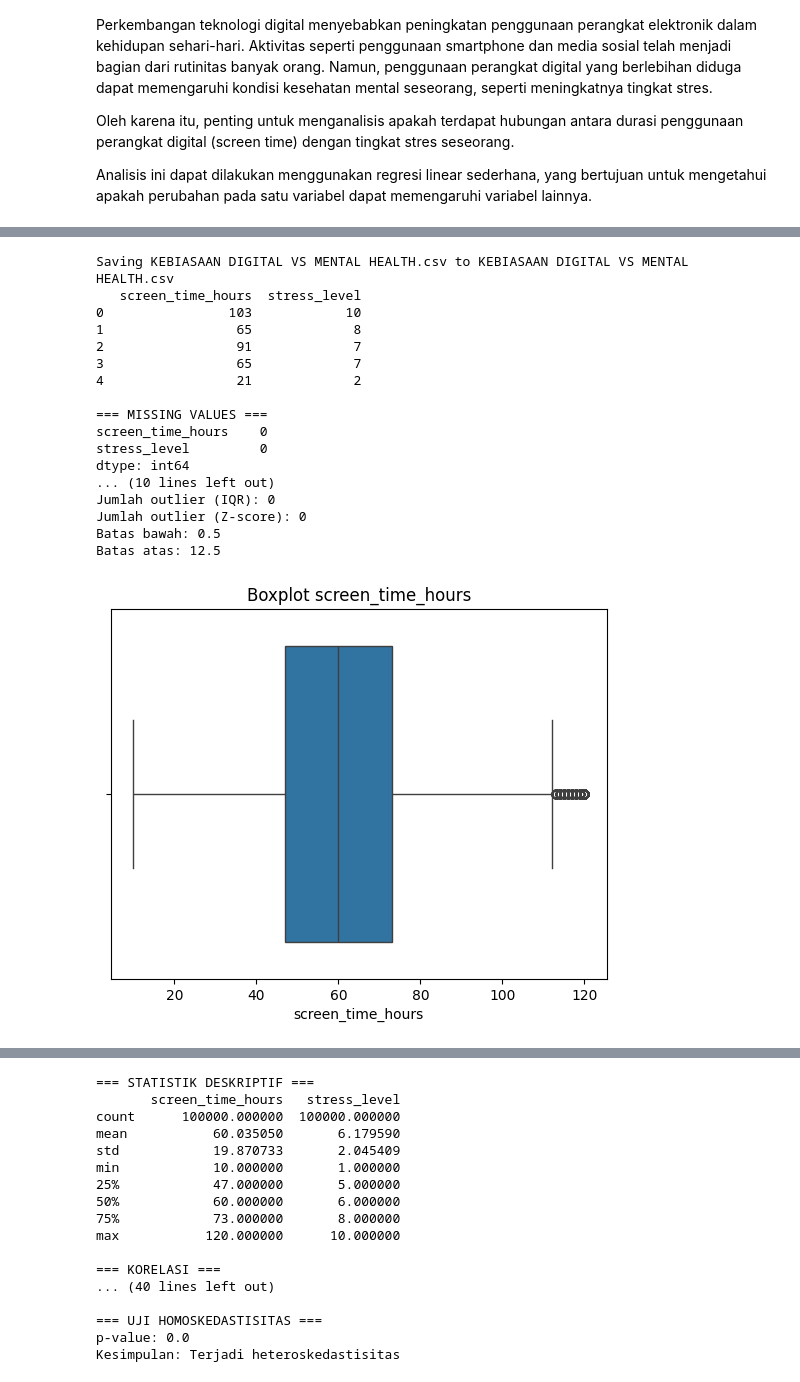
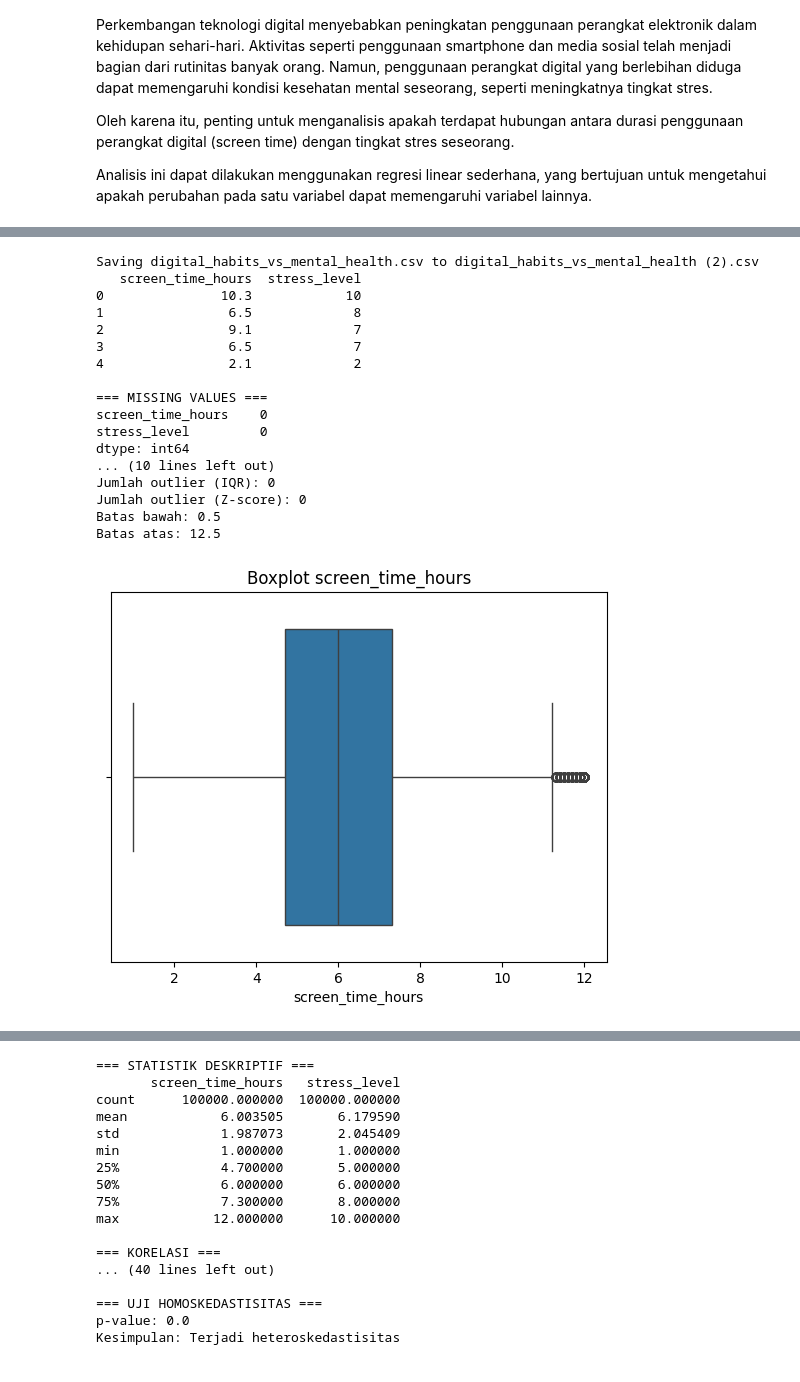
Before and after one commit to vitriadwiernita/TUGAS-ANALISIS-KORELASI, a Jupyter notebook: ETS_FINAL.ipynb, the cells around one changed output, grey strips where cells are left out. Drawn from its saved outputs; the diff is of its cells as text; code cells hidden in the pictures.

```diff
--- a/ETS_FINAL.ipynb
+++ b/ETS_FINAL.ipynb
@@ -31,7 +31,7 @@ from google.colab import files
 
 # MEMPROSES DATA
 uploaded = files.upload()
-data = pd.read_csv("KEBIASAAN DIGITAL VS MENTAL HEALTH.csv", sep=";")
+data = pd.read_csv("digital_habits_vs_mental_health.csv", sep=",")
 
 # PILIH VARIABEL
 data_sw = data[['screen_time_hours', 'stress_level']]
@@ -141,51 +141,51 @@ bp_test = het_breuschpagan(residuals, X)
 
 print("p-value:", round(bp_test[1],4))
 
 if bp_test[1] > 0.05:
     print("Kesimpulan: Tidak terjadi heteroskedastisitas")
 else:
     print("Kesimpulan: Terjadi heteroskedastisitas")
 
 
 # 8. VISUALISASI REGRESI
 plt.figure()
 sns.scatterplot(x=data_sw['screen_time_hours'], y=data_sw['stress_level'])
 sns.lineplot(x=data_sw['screen_time_hours'], y=model.predict(X), color='red')
 plt.title("Regresi Screen Time vs Stress Level")
 plt.xlabel("Screen Time (Hours)")
 plt.ylabel("Stress Level")
 plt.show()
 # %% [output]
 [interactive output not drawn]
-Saving KEBIASAAN DIGITAL VS MENTAL HEALTH.csv to KEBIASAAN DIGITAL VS MENTAL HEALTH.csv
+Saving digital_habits_vs_mental_health.csv to digital_habits_vs_mental_health (2).csv
    screen_time_hours  stress_level
-0                103            10
-1                 65             8
-2                 91             7
-3                 65             7
-4                 21             2
+0               10.3            10
+1                6.5             8
+2                9.1             7
+3                6.5             7
+4                2.1             2
 
 === MISSING VALUES ===
 screen_time_hours    0
 stress_level         0
 dtype: int64
 ... (10 lines left out)
 Jumlah outlier (IQR): 0
 Jumlah outlier (Z-score): 0
 Batas bawah: 0.5
 Batas atas: 12.5
-[figure, old version]
+[figure, new version]
 [figure]
 === STATISTIK DESKRIPTIF ===
        screen_time_hours   stress_level
 count      100000.000000  100000.000000
-mean           60.035050       6.179590
-std            19.870733       2.045409
-min            10.000000       1.000000
-25%            47.000000       5.000000
-50%            60.000000       6.000000
-75%            73.000000       8.000000
-max           120.000000      10.000000
+mean            6.003505       6.179590
+std             1.987073       2.045409
+min             1.000000       1.000000
+25%             4.700000       5.000000
+50%             6.000000       6.000000
+75%             7.300000       8.000000
+max            12.000000      10.000000
 
 === KORELASI ===
 ... (40 lines left out)
```
Also changed, not shown: parts of 1 cell of this notebook.
